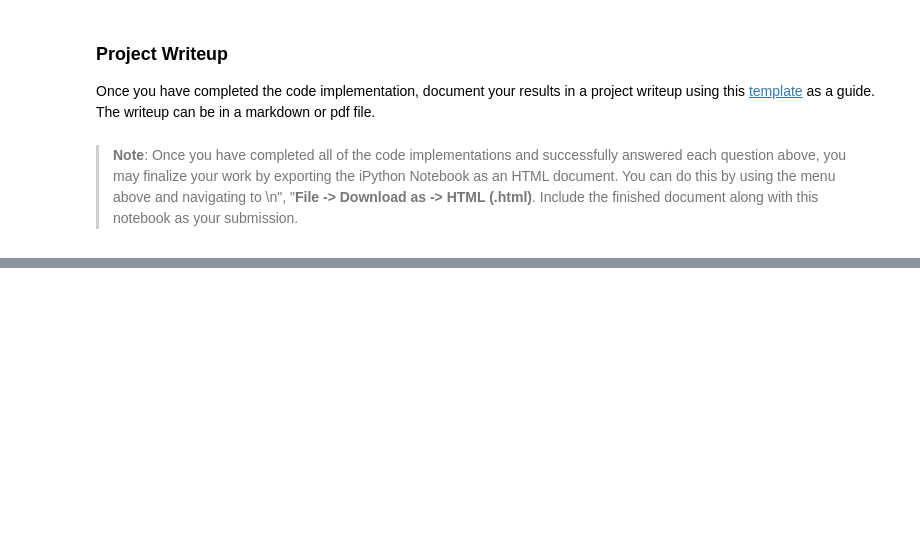
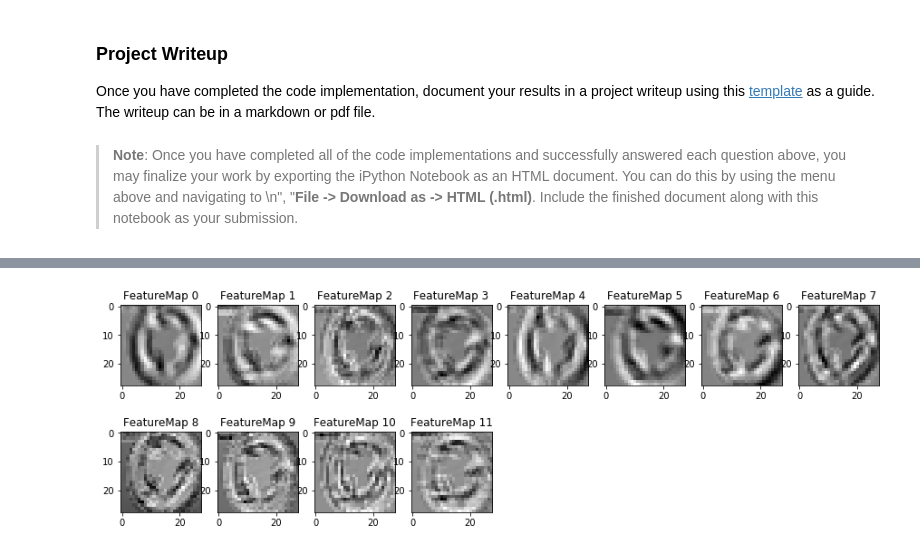
Before and after one commit to hecspc/CarND-Traffic-Sign-Classifier-Project, a Jupyter notebook: Traffic_Sign_Classifier.ipynb, the cells around one changed output, grey strips where cells are left out. Cells and saved outputs as stored; diff of their text form; code cells hidden in the pictures; blank space fills up the shorter version.

```diff
--- a/Traffic_Sign_Classifier.ipynb
+++ b/Traffic_Sign_Classifier.ipynb
@@ -512,3 +516,9 @@ Looking just at the first row we get `[ 0.34763842,  0.24879643,  0.12789202]`,
 # %%
 ### Print out the top five softmax probabilities for the predictions on the German traffic sign images found on the web.
 ### Feel free to use as many code cells as needed.
+
+softmax = tf.nn.softmax(logits)
+with tf.Session() as sess:
+    saver.restore(sess, tf.train.latest_checkpoint('.'))
+    top_k = sess.run(tf.nn.top_k(softmax, 3, sorted=True), feed_dict={x: X_test_real_pre})
+    print (top_k)
@@ -567,3 +597,14 @@ def outputFeatureMap(image_input, tf_activation, activation_min=-1, activation_m
             plt.imshow(activation[0,:,:, featuremap], interpolation="nearest", vmin=activation_min, cmap="gray")
         else:
             plt.imshow(activation[0,:,:, featuremap], interpolation="nearest", cmap="gray")
+# %%
+image_input = preprocess([X_test_real[-1]])
+
+with tf.Session() as sess:
+    saver.restore(sess, tf.train.latest_checkpoint('.'))
+    conv_layer_1_visual = sess.graph.get_tensor_by_name('conv1:0')
+    outputFeatureMap(image_input,conv_layer_1_visual)
+#     conv_layer_2_visual = sess.graph.get_tensor_by_name('conv2:0')
+#     outputFeatureMap(image_input,conv_layer_2_visual)
+# %% [output]
+[figure, added]
```
Also changed, not shown: parts of 11 cells of this notebook, 4 other files.
